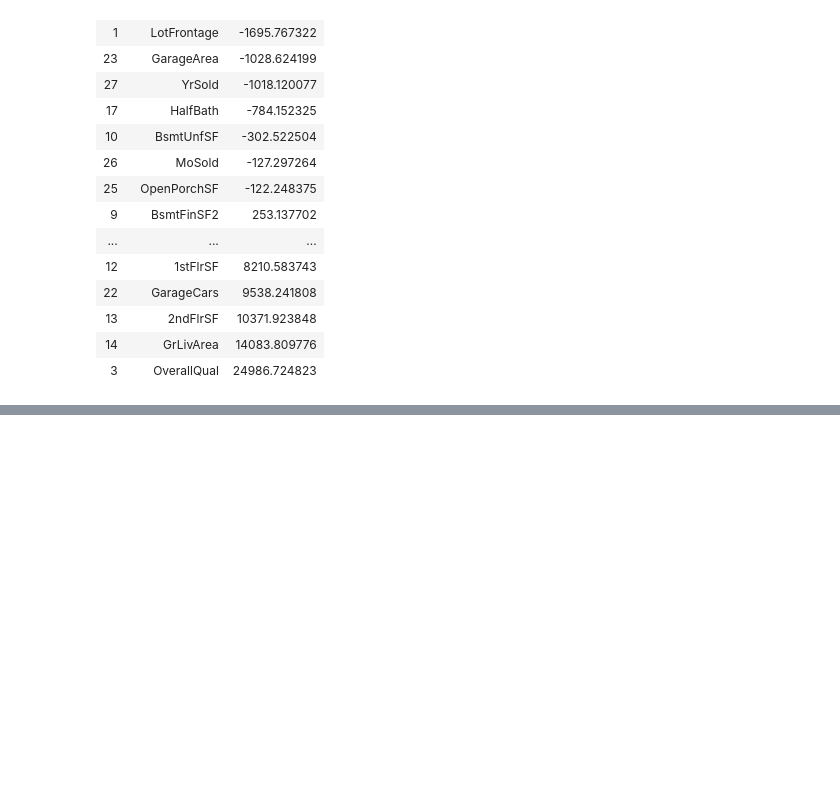
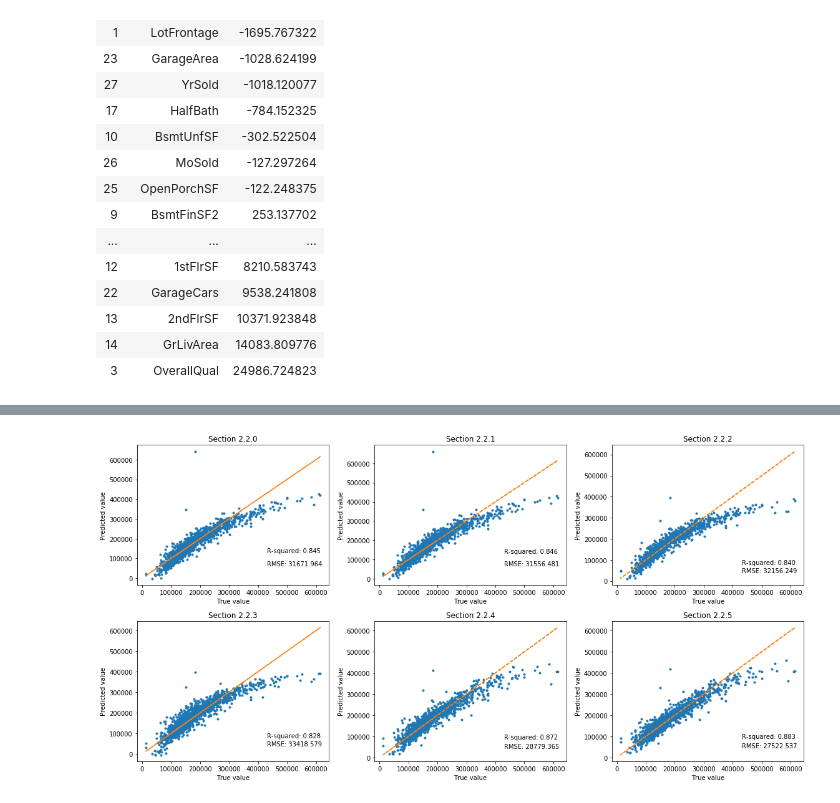
Before and after one commit to fahimhm/reg_model_exercise, a Jupyter notebook: Regression Model Practice.ipynb, the cells around one changed output, grey strips where cells are left out. Drawn from its saved outputs; the diff is of its cells as text; code cells hidden in the pictures; blank space fills up the shorter version.

```diff
--- a/Regression Model Practice.ipynb
+++ b/Regression Model Practice.ipynb
@@ -341,0 +652,4 @@ plt.savefig('image/result.png')
+# %%
+df_test_226['Id'] = df_test_226['Id'].astype('int64')
+df_test_226.set_index('Id', inplace=True)
+df_test_226 = df_test_226.loc[:, cols_226]
@@ -341,0 +673,35 @@ plt.savefig('image/result.png')
+# %%
+X_test_226 = df_test_226.values
+X_test_226 = scaler.fit_transform(X_test_226)
+y_true_226 = df_test_['SalePrice'].values
+
+y_pred_226 = reg_226.predict(X_test_226)
+# %%
+# R-square
+RSQ_226 = reg_226.score(X_test_226, y_true_226)
+# %%
+# RSME
+RMSE_226 = np.sqrt(mean_squared_error(y_true=y_true_226, y_pred=y_pred_226))
+# %%
+fig, ax = plt.subplots(2, 3, figsize=(16,8))
+ax = ax.reshape(6)
+
+y_true = [y_true_221, y_true_222, y_true_223, y_true_224, y_true_225, y_true_226]
+y_pred = [y_pred_221, y_pred_222, y_pred_223, y_pred_224, y_pred_225, y_pred_226]
+RSQ = [RSQ_221, RSQ_222, RSQ_223, RSQ_224, RSQ_225, RSQ_226]
+RMSE = [RMSE_221, RMSE_222, RMSE_223, RMSE_224, RMSE_225, RMSE_226]
+
+for i in range(6):
+    ax[i].plot(y_true[i], y_pred[i], '.')
+    ax[i].set_title('Section 2.2.{}'.format(i))
+    ax[i].set_xlabel('True value')
+    ax[i].set_ylabel('Predicted value')
+    ax[i].annotate('R-squared: {0:.3f}'.format(RSQ[i]), xy=(0.7*max(y_true[i]), 0.2*max(y_pred[i])))
+    ax[i].annotate('RMSE: {0:.3f}'.format(RMSE[i]), xy=(0.7*max(y_true[i]), 0.1*max(y_pred[i])))
+    ax[i].plot(y_true[i], y_true[i], '--')
+
+fig.tight_layout()
+
+plt.savefig('image/result.png')
+# %% [output]
+[figure, added]
```
Also changed, not shown: parts of 56 cells of this notebook, 2 other files.
